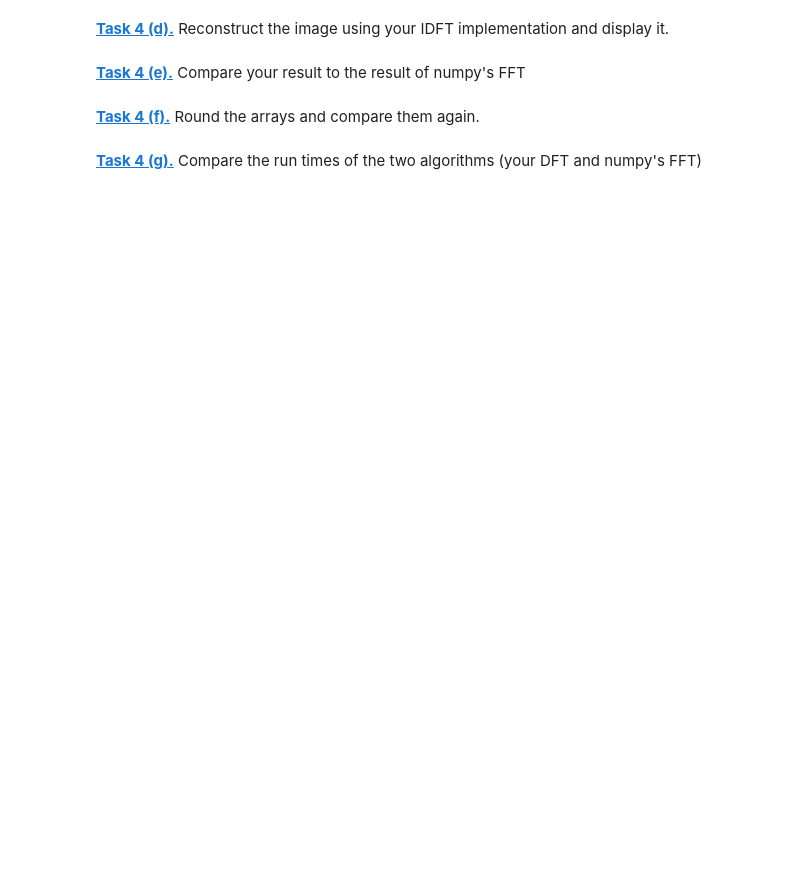
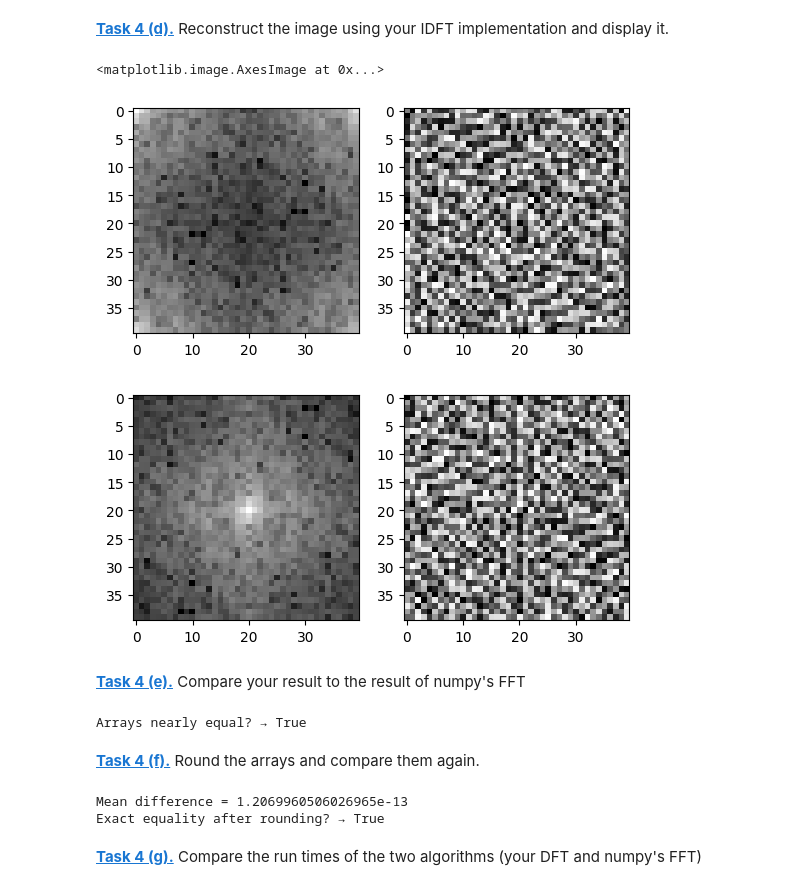
Before and after one commit to Bentrexte/mobi-fs5-python, a Jupyter notebook: fourier.ipynb, the cells around one changed output. Cells and saved outputs as stored; diff of their text form; code cells hidden in the pictures; blank space fills up the shorter version.

```diff
--- a/fourier.ipynb
+++ b/fourier.ipynb
@@ -268,5 +286,21 @@ plt.imshow(merged_image_no_shift2 * high_pass_mask)
 # %% [markdown]
 **[Task 4 (b).]()** Implement a function that computes the 2D-IDFT.
+# %%
+def my_idft(img):
+
+    M, N = img.shape
+    idft = np.zeros((M, N), dtype=complex)
+
+    for x in range(M):
+        for y in range(N):
+            sum_value = 0.0 + 0.0j
+            for u in range(M):
+                for v in range(N):
+                    angle = 2j * np.pi * ((u * x) / M + (v * y) / N)
+                    sum_value += img[u, v] * np.exp(angle)
+            idft[x, y] = sum_value / (M * N)
+
+    return idft
 # %% [markdown]
 Due to high computational costs, we need to resize the image.
 # %%
@@ -279,8 +342,59 @@ NameError: name 'brain_img' is not defined
 # %% [markdown]
 **[Task 4 (d).]()** Reconstruct the image using your IDFT implementation and display it.
+# %%
+brain_idft = my_idft(test_img)
+
+
+amplitude_shift_idft = np.abs(brain_idft)
+phase_shift_idft = np.angle(brain_idft)
+
+plt.figure()
+plt.subplot(1, 2, 1)
+plt.imshow(np.log(amplitude_shift_idft), 'gray')
+plt.subplot(1, 2, 2)
+plt.imshow(phase_shift_idft, 'gray')
+
+
+brain_ft_shift_idft = np.fft.fftshift(brain_idft)
+
+
+amplitude_shift_idft = np.abs(brain_ft_shift_idft)
+phase_shift_idft = np.angle(brain_ft_shift_idft)
+
+plt.figure()
+plt.subplot(1, 2, 1)
+plt.imshow(np.log(amplitude_shift_idft), 'gray')
+plt.subplot(1, 2, 2)
+plt.imshow(phase_shift_idft, 'gray')
+# %% [output]
+<matplotlib.image.AxesImage at 0x...>
+[figure, added]
+[figure, added]
 # %% [markdown]
 **[Task 4 (e).]()** Compare your result to the result of numpy's FFT
+# %%
+MR_img = plt.imread('data/brain_mri.png')
+MR_img = resize(MR_img, output_shape = (40,40))
+MR_ft = np.fft.fft2(MR_img)
+
+# Compare using np.allclose
+print("Arrays nearly equal? →", np.allclose(brain_dft, MR_ft))
+# %% [output]
+Arrays nearly equal? → True
 # %% [markdown]
 **[Task 4 (f).]()** Round the arrays and compare them again.
+# %%
+# Mean absolute difference
+mean_diff = np.mean(np.abs(brain_dft - MR_ft))
+print("Mean difference =", mean_diff)
+
+# Try rounding to 5 decimals (adjust if needed)
+own_round = np.round(brain_dft, 5)
+np_round  = np.round(MR_ft, 5)
+
+print("Exact equality after rounding? →", (own_round == np_round).all())
+# %% [output]
+Mean difference = 1.2069960506026965e-13
+Exact equality after rounding? → True
 # %% [markdown]
 **[Task 4 (g).]()** Compare the run times of the two algorithms (your DFT and numpy's FFT)
```
Also changed, not shown: parts of 5 cells of this notebook.
